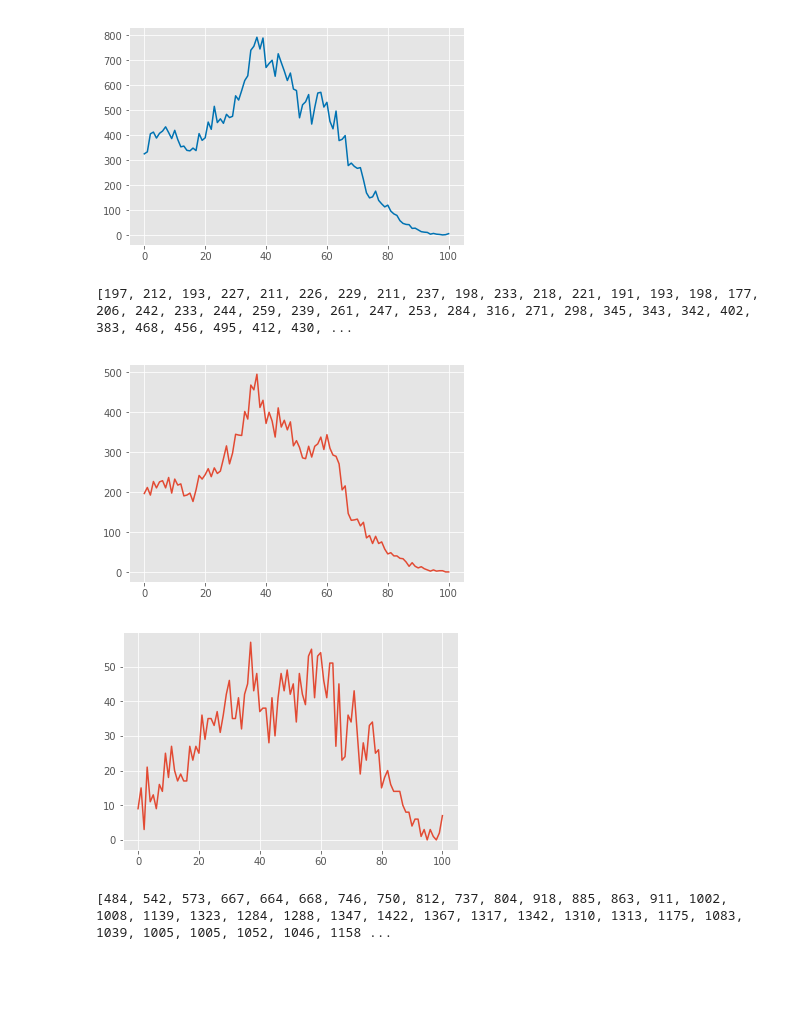
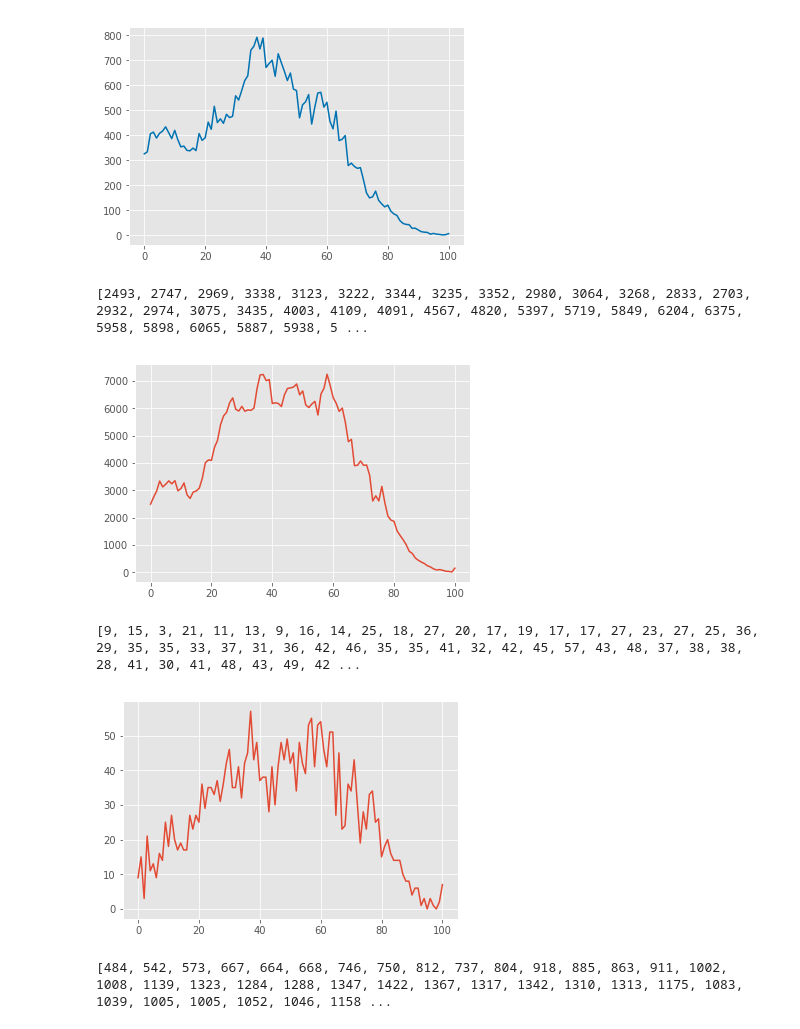
Before and after one commit to james-git19/python-class, a Jupyter notebook: unit07_latest.ipynb, the cells around one changed output. Saved outputs shown, nothing was run; the diff lists cells and outputs as text; code cells hidden in the pictures; blank space fills up the shorter version.

```diff
--- a/unit07_latest.ipynb
+++ b/unit07_latest.ipynb
@@ -19,7 +19,7 @@ class spread_of_pops:
             self.spread_ages.append(0)
 
         for row in data:
-            if (local_name in row[0]):
+            if ((local_name in row[0]) and (row[0][-6:] != '00000)')): # 동이 아닌 상위 지역명을 입력시 상위지역 합계는 제외한다.
                 idx = 0
                 for i in row[3:]:
                     n = i.replace(',','')
@@ -53,16 +53,18 @@ sp.show('seaborn-colorblind')
 # %% [output]
 [figure]
 # %%
-sp.read_local_data('구로제1동')
+sp.read_local_data('구로구')
 sp.row()
 sp.show()
 # %% [output]
-[197, 212, 193, 227, 211, 226, 229, 211, 237, 198, 233, 218, 221, 191, 193, 198, 177, 206, 242, 233, 244, 259, 239, 261, 247, 253, 284, 316, 271, 298, 345, 343, 342, 402, 383, 468, 456, 495, 412, 430, ...
+[2493, 2747, 2969, 3338, 3123, 3222, 3344, 3235, 3352, 2980, 3064, 3268, 2833, 2703, 2932, 2974, 3075, 3435, 4003, 4109, 4091, 4567, 4820, 5397, 5719, 5849, 6204, 6375, 5958, 5898, 6065, 5887, 5938, 5 ...
-[figure, old version]
+[figure, new version]
 # %%
 sp.read_local_data('삼청동')
+sp.row()
 sp.show()
 # %% [output]
+[9, 15, 3, 21, 11, 13, 9, 16, 14, 25, 18, 27, 20, 17, 19, 17, 17, 27, 23, 27, 25, 36, 29, 35, 35, 33, 37, 31, 36, 42, 46, 35, 35, 41, 32, 42, 45, 57, 43, 48, 37, 38, 38, 28, 41, 30, 41, 48, 43, 49, 42 ...
 [figure]
 # %%
 sp.read_local_data('삼성동')
```
